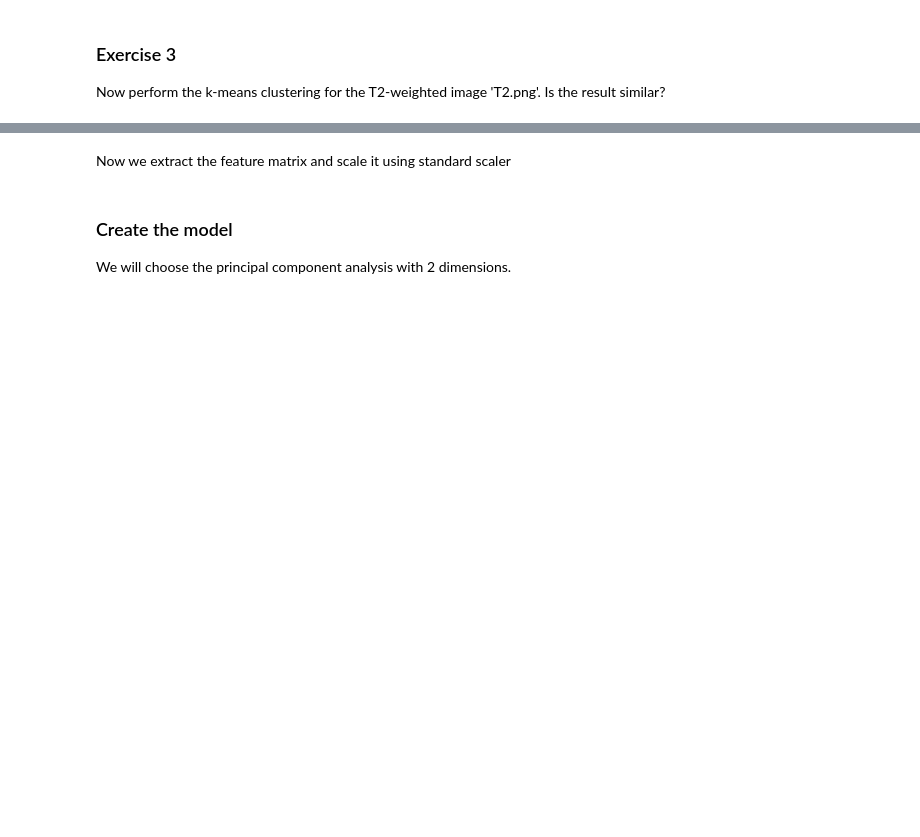
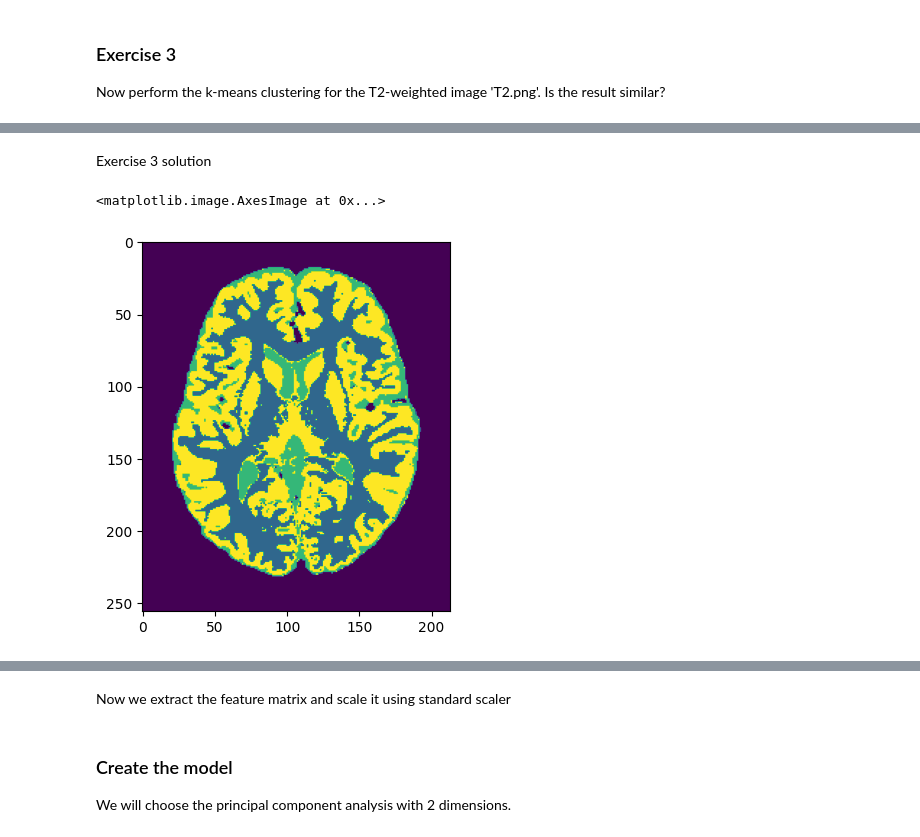
Before and after one commit to MaralAminpour/ML-BME-UofA, a Jupyter notebook: Week-2-Introduction-to-machine-learning/2.1_Starting_with_sklearn.ipynb, the cells around one changed output, grey strips where cells are left out. Saved outputs shown, nothing was run; the diff lists cells and outputs as text; code cells hidden in the pictures; blank space fills up the shorter version.

```diff
--- a/Week-2-Introduction-to-machine-learning/2.1_Starting_with_sklearn.ipynb
+++ b/Week-2-Introduction-to-machine-learning/2.1_Starting_with_sklearn.ipynb
@@ -511,28 +576,35 @@ Now perform the k-means clustering for the T2-weighted image 'T2.png'. Is the re
+# %% [markdown]
+Exercise 3 solution
 # %%
-# load  image
-T2 = plt.imread('datasets/T2.png')
+# load image
+download_data('Week-2-Introduction-to-machine-learning/data/T2.png', 'T2.png')
+T2 = plt.imread('T2.png')
 
 # select non-zero pixels
-ind2 = T2>0
+ind2 = T2 > 0
 
 # create feature matrix
 X2 = T2[ind2].reshape(-1,1)
 
 # Create the model
 
-model2=None
+km_model2 = KMeans(n_clusters=3, n_init = 10)
 
 # Fit the model
-
+km_model2.fit(X2)
 
 # Predict the labels
-y2=None
+y2 = km_model2.predict(X2)
 
 # create segmentation image
-segmentation2 = None
-
+segmentation2 = np.zeros(T2.shape)
+# Paste the labels into correct locations
+segmentation2[ind2] = y2+1
 
 # Plot the segmentation
 plt.imshow(segmentation2, cmap = 'viridis')
+# %% [output]
+<matplotlib.image.AxesImage at 0x...>
+[figure, added]
 # %% [markdown]
 ## Example 4 Dimensionality reduction
```
Also changed, not shown: parts of 12 cells of this notebook, 3 other files.
